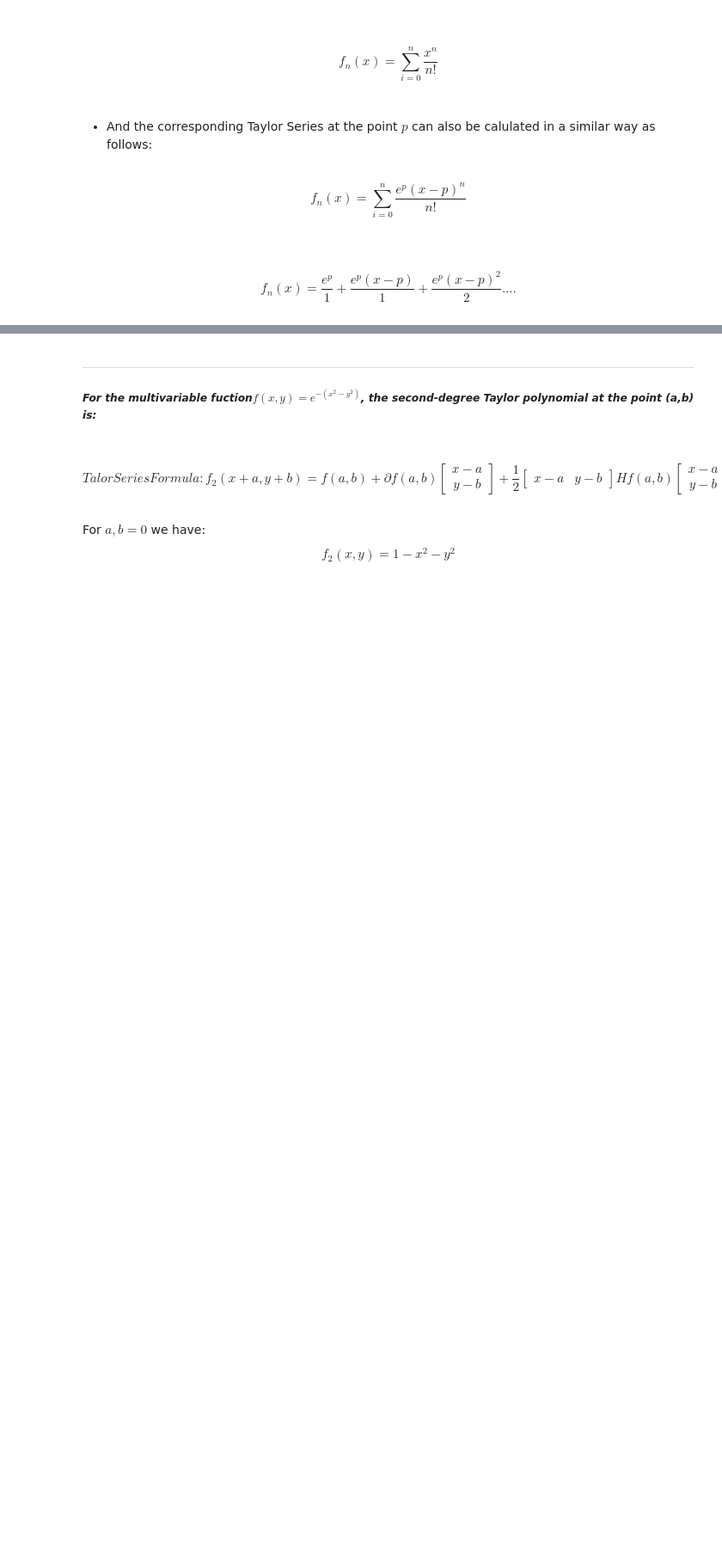
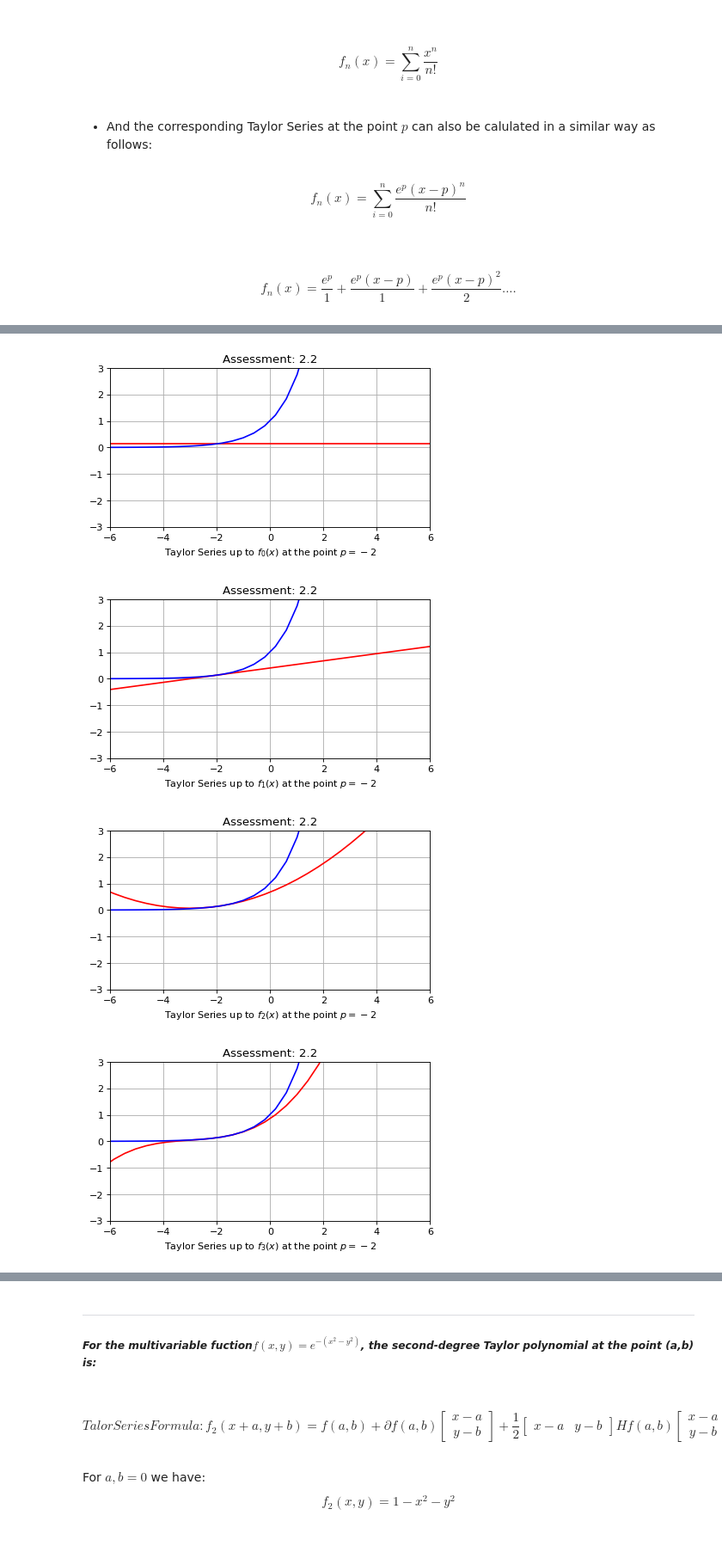
Before and after one commit to F-Yousefi/Maths-ML, a Jupyter notebook: TaylorSeries.ipynb, the cells around one changed output, grey strips where cells are left out. Shown: that part at 86% size. Cells and saved outputs as stored; diff of their text form; code cells hidden in the pictures; blank space fills up the shorter version.

```diff
--- a/TaylorSeries.ipynb
+++ b/TaylorSeries.ipynb
@@ -221,32 +240,37 @@ for i in range(n): #Implementing Sigma (sum) function.
 # %%
 # Importing required libraries
 import numpy as np
 import matplotlib.pyplot as plt
 import math
 
-# Taylor series definition for f(x) = e^x at the point p = 1
+# Taylor series definition for f(x) = e^x at the point p = -2
 #>>>>>>>>>>>>>>>>>>>>>>>>>
 n = 8
-p = 1
+p = -2
 ts= lambda x,n: sum(((np.math.e**p)*(x-p)**i)/(np.math.factorial(i)) for i in range(n+1))
 #<<<<<<<<<<<<<<<<<<<<<<<<<
 
 
 #Creating a vector of 100 various values of x
 #between -20 and +20 to help us plot our function.
 x = np.linspace(-20,+20,100)
 
 
 for i in range(n): #Implementing Sigma (sum) function.
 
   #Plotting Configuration
   plt.rcParams['figure.figsize'] = [6.0, 3.0]
   plt.rcParams['figure.dpi'] = 80
   plt.plot(x,ts(x,i) , color = 'red')
   plt.plot(x,np.math.e**x , color = 'blue')
   plt.xlim((-6,6))
   plt.ylim((-3,3))
-  plt.xlabel("Taylor Series up to $f_{0}(x)$".format(i))
+  plt.xlabel("Taylor Series up to $f_{0}(x)$ at the point $p={1}$".format(i,p))
   plt.title("Assessment: 2.2")
   plt.grid(visible=True)
   plt.show()
+# %% [output]
+[figure, added]
+[figure, added]
+[figure, added]
+[figure, added]
```
Also changed, not shown: parts of 4 cells of this notebook.
